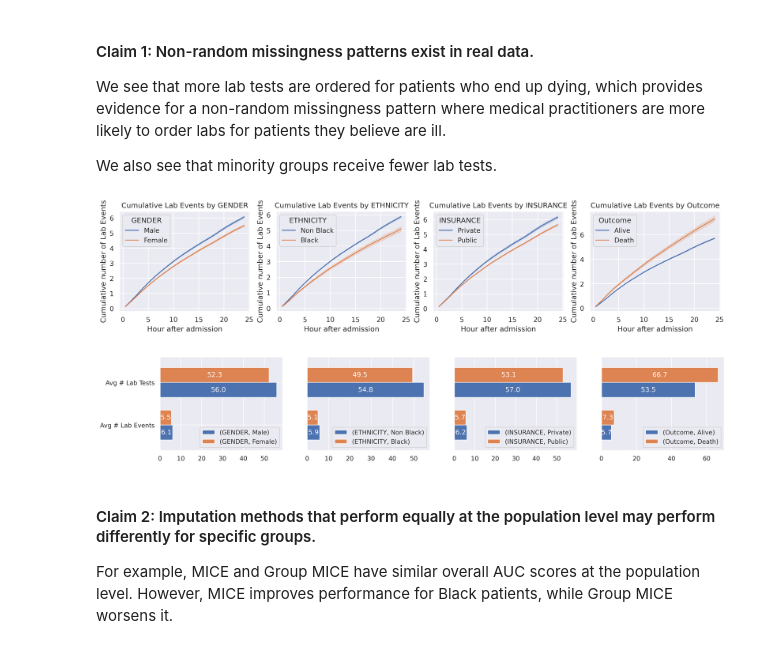
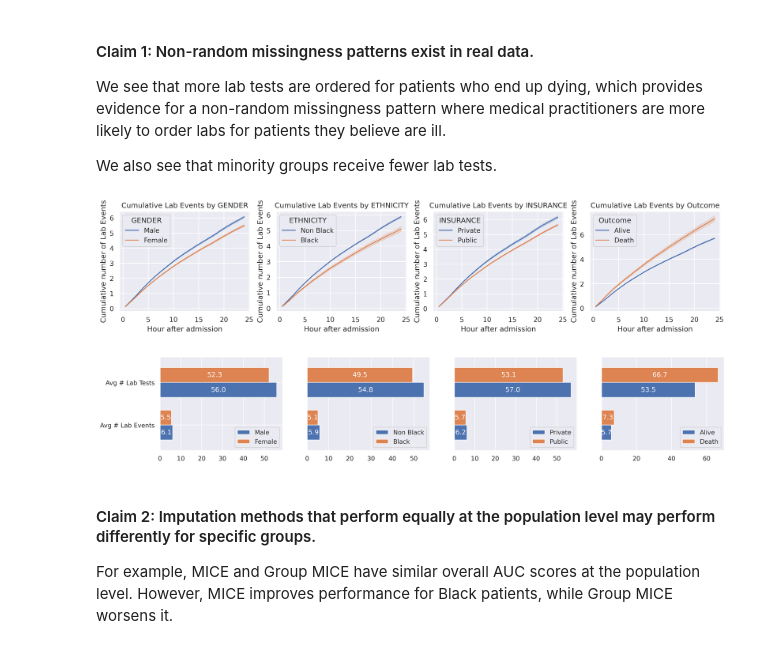
Before and after one commit to esxtang/CS598DL4HProject, a Jupyter notebook: Descriptive Notebook.ipynb, the cells around one changed output. Saved outputs shown, nothing was run; the diff lists cells and outputs as text; code cells hidden in the pictures.

```diff
--- a/Descriptive Notebook.ipynb
+++ b/Descriptive Notebook.ipynb
@@ -358,25 +182,8 @@ evolution = labs.groupby('SUBJECT_ID').apply(lambda x: pd.DataFrame({
-# %%
-# Display lab events over time for each demographic
-fig, axes = plt.subplots(1, 4, figsize = (18, 3))
-for index, (d_name, d_values) in enumerate(demographics.items()):
-  sns.lineplot(ax = axes[index], data = evolution.join(d_values['data']),
-               x = "Hour after admission", y = "Cumulative number of Lab Events",
-               hue = d_name, hue_order = d_values['populations'][::-1]).set(title = 'Cumulative Lab Events by ' + d_name)
-# %% [output]
-[figure, removed]
-# %%
-# Display average lab events and tests for each demographic
-plt.subplots(figsize=(18, 3))
-for index, (d_name, d_values) in enumerate(demographics.items()):
-  axes = plt.subplot(1, 4, index + 1)
-  lab_stats_df.T[[(d_name, d_values['populations'][1]), (d_name, d_values['populations'][0])]].loc[['Avg # Lab Events', 'Avg # Lab Tests']].plot.barh(ax = axes, width = 0.7)
-  axes.legend(title = '')
-  if index != 0:
-    plt.yticks([])
-  for c in axes.containers:
-    plt.bar_label(c, fmt='%.1f', label_type = 'center', color = 'white')
-# %% [output]
-[figure, removed]
+# %%
+displayDatasetStatistics(labs, outcomes, demographics, showTables = False, showPlots = True)
+# %% [output]
+[figure, added]
+[figure, added]
 # %% [markdown]
 #### Claim 2: Imputation methods that perform equally at the population level may perform differently for specific groups.
 For example, MICE and Group MICE have similar overall AUC scores at the population level. However, MICE improves performance for Black patients, while Group MICE worsens it.
```
Also changed, not shown: parts of 19 cells of this notebook.
